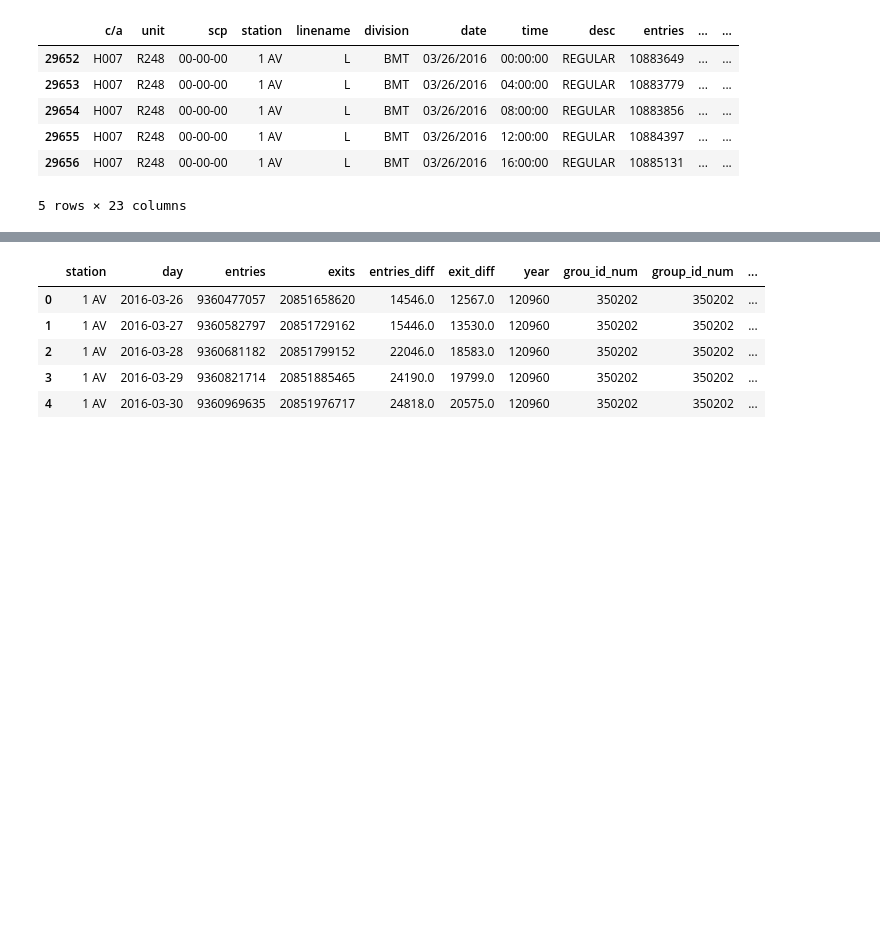
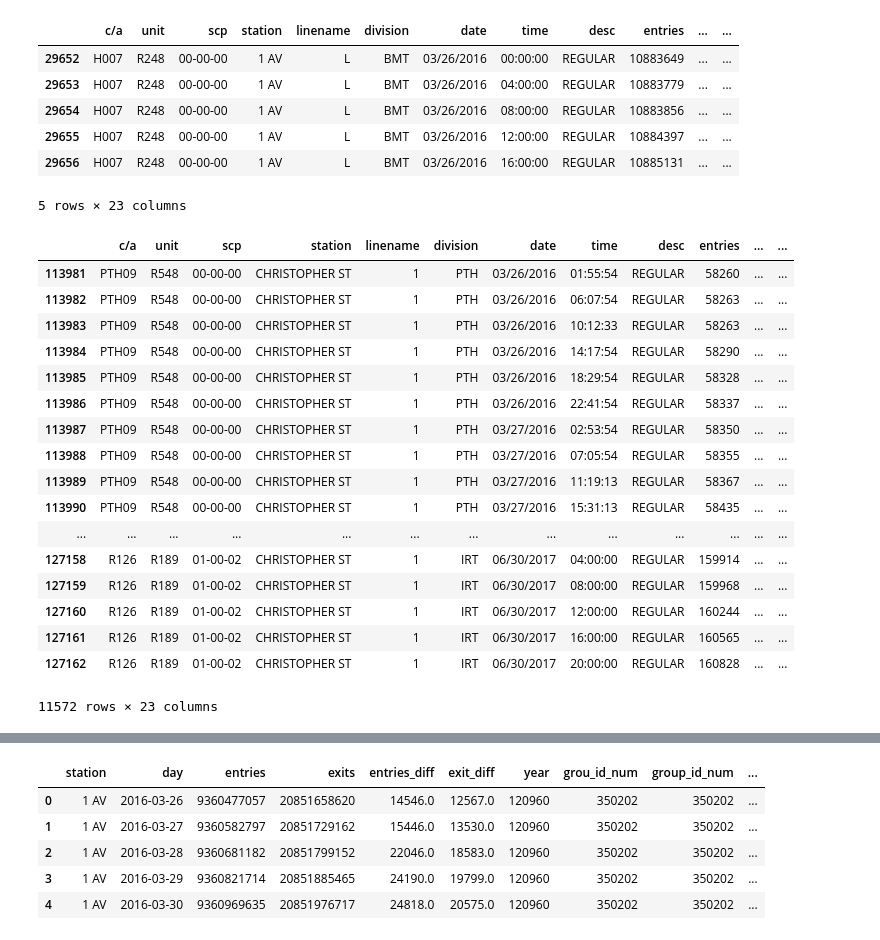
Before and after one commit to TifMoe/benson-project, a Jupyter notebook: exploration_tm.ipynb, the cells around one changed output, grey strips where cells are left out. Saved outputs shown, nothing was run; the diff lists cells and outputs as text; code cells hidden in the pictures; blank space fills up the shorter version.

```diff
--- a/exploration_tm.ipynb
+++ b/exploration_tm.ipynb
@@ -50,5 +50,26 @@ turnstiles.head()
 | 29655 | H007 | R248 | 00-00-00 | 1 AV | L | BMT | 03/26/2016 | 12:00:00 | REGULAR | 10884397 | ... | ... |
 | 29656 | H007 | R248 | 00-00-00 | 1 AV | L | BMT | 03/26/2016 | 16:00:00 | REGULAR | 10885131 | ... | ... |
 5 rows × 23 columns
+# %%
+turnstiles[(turnstiles['station']=='CHRISTOPHER ST')]
+# %% [output]
+|  | c/a | unit | scp | station | linename | division | date | time | desc | entries | ... | ... |
+| 113981 | PTH09 | R548 | 00-00-00 | CHRISTOPHER ST | 1 | PTH | 03/26/2016 | 01:55:54 | REGULAR | 58260 | ... | ... |
+| 113982 | PTH09 | R548 | 00-00-00 | CHRISTOPHER ST | 1 | PTH | 03/26/2016 | 06:07:54 | REGULAR | 58263 | ... | ... |
+| 113983 | PTH09 | R548 | 00-00-00 | CHRISTOPHER ST | 1 | PTH | 03/26/2016 | 10:12:33 | REGULAR | 58263 | ... | ... |
+| 113984 | PTH09 | R548 | 00-00-00 | CHRISTOPHER ST | 1 | PTH | 03/26/2016 | 14:17:54 | REGULAR | 58290 | ... | ... |
+| 113985 | PTH09 | R548 | 00-00-00 | CHRISTOPHER ST | 1 | PTH | 03/26/2016 | 18:29:54 | REGULAR | 58328 | ... | ... |
+| 113986 | PTH09 | R548 | 00-00-00 | CHRISTOPHER ST | 1 | PTH | 03/26/2016 | 22:41:54 | REGULAR | 58337 | ... | ... |
+| 113987 | PTH09 | R548 | 00-00-00 | CHRISTOPHER ST | 1 | PTH | 03/27/2016 | 02:53:54 | REGULAR | 58350 | ... | ... |
+| 113988 | PTH09 | R548 | 00-00-00 | CHRISTOPHER ST | 1 | PTH | 03/27/2016 | 07:05:54 | REGULAR | 58355 | ... | ... |
+| 113989 | PTH09 | R548 | 00-00-00 | CHRISTOPHER ST | 1 | PTH | 03/27/2016 | 11:19:13 | REGULAR | 58367 | ... | ... |
+| 113990 | PTH09 | R548 | 00-00-00 | CHRISTOPHER ST | 1 | PTH | 03/27/2016 | 15:31:13 | REGULAR | 58435 | ... | ... |
+| ... | ... | ... | ... | ... | ... | ... | ... | ... | ... | ... | ... | ... |
+| 127158 | R126 | R189 | 01-00-02 | CHRISTOPHER ST | 1 | IRT | 06/30/2017 | 04:00:00 | REGULAR | 159914 | ... | ... |
+| 127159 | R126 | R189 | 01-00-02 | CHRISTOPHER ST | 1 | IRT | 06/30/2017 | 08:00:00 | REGULAR | 159968 | ... | ... |
+| 127160 | R126 | R189 | 01-00-02 | CHRISTOPHER ST | 1 | IRT | 06/30/2017 | 12:00:00 | REGULAR | 160244 | ... | ... |
+| 127161 | R126 | R189 | 01-00-02 | CHRISTOPHER ST | 1 | IRT | 06/30/2017 | 16:00:00 | REGULAR | 160565 | ... | ... |
+| 127162 | R126 | R189 | 01-00-02 | CHRISTOPHER ST | 1 | IRT | 06/30/2017 | 20:00:00 | REGULAR | 160828 | ... | ... |
+11572 rows × 23 columns
 # %%
 # See if there are multiple stations per line or division
```
Also changed, not shown: parts of 1 cell of this notebook, 5 other files.
